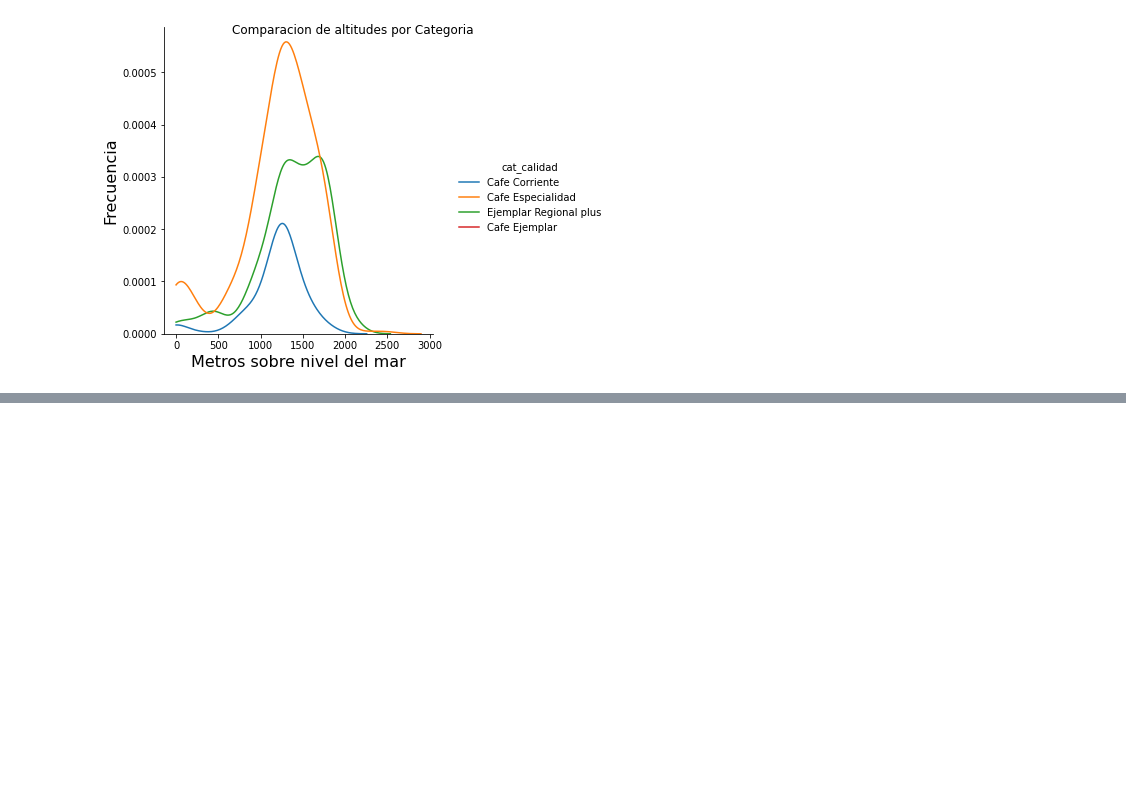
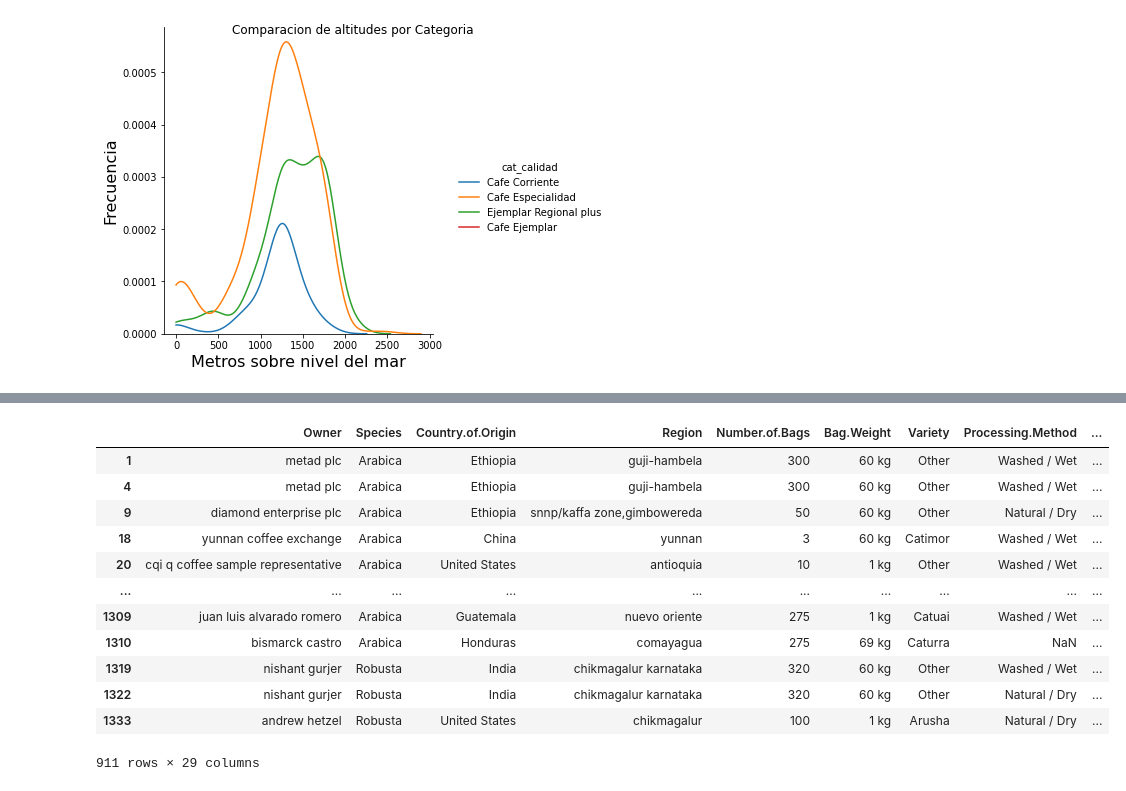
Before and after one commit to jagg2994/Cafe-dataset, a Jupyter notebook: notebook.ipynb, the cells around one changed output, grey strips where cells are left out. Cells and saved outputs as stored; diff of their text form; code cells hidden in the pictures; blank space fills up the shorter version.

```diff
--- a/notebook.ipynb
+++ b/notebook.ipynb
@@ -306,0 +344,16 @@ Text(0.5, 0.98, 'Comparacion de altitudes por Categoria')
+# %%
+df
+# %% [output]
+|  | Owner | Species | Country.of.Origin | Region | Number.of.Bags | Bag.Weight | Variety | Processing.Method | ... |
+| 1 | metad plc | Arabica | Ethiopia | guji-hambela | 300 | 60 kg | Other | Washed / Wet | ... |
+| 4 | metad plc | Arabica | Ethiopia | guji-hambela | 300 | 60 kg | Other | Washed / Wet | ... |
+| 9 | diamond enterprise plc | Arabica | Ethiopia | snnp/kaffa zone,gimbowereda | 50 | 60 kg | Other | Natural / Dry | ... |
+| 18 | yunnan coffee exchange | Arabica | China | yunnan | 3 | 60 kg | Catimor | Washed / Wet | ... |
+| 20 | cqi q coffee sample representative | Arabica | United States | antioquia | 10 | 1 kg | Other | Washed / Wet | ... |
+| ... | ... | ... | ... | ... | ... | ... | ... | ... | ... |
+| 1309 | juan luis alvarado romero | Arabica | Guatemala | nuevo oriente | 275 | 1 kg | Catuai | Washed / Wet | ... |
+| 1310 | bismarck castro | Arabica | Honduras | comayagua | 275 | 69 kg | Caturra | NaN | ... |
+| 1319 | nishant gurjer | Robusta | India | chikmagalur karnataka | 320 | 60 kg | Other | Washed / Wet | ... |
+| 1322 | nishant gurjer | Robusta | India | chikmagalur karnataka | 320 | 60 kg | Other | Natural / Dry | ... |
+| 1333 | andrew hetzel | Robusta | United States | chikmagalur | 100 | 1 kg | Arusha | Natural / Dry | ... |
+911 rows × 29 columns
```
Also changed, not shown: parts of 7 cells of this notebook, 1 other file.
